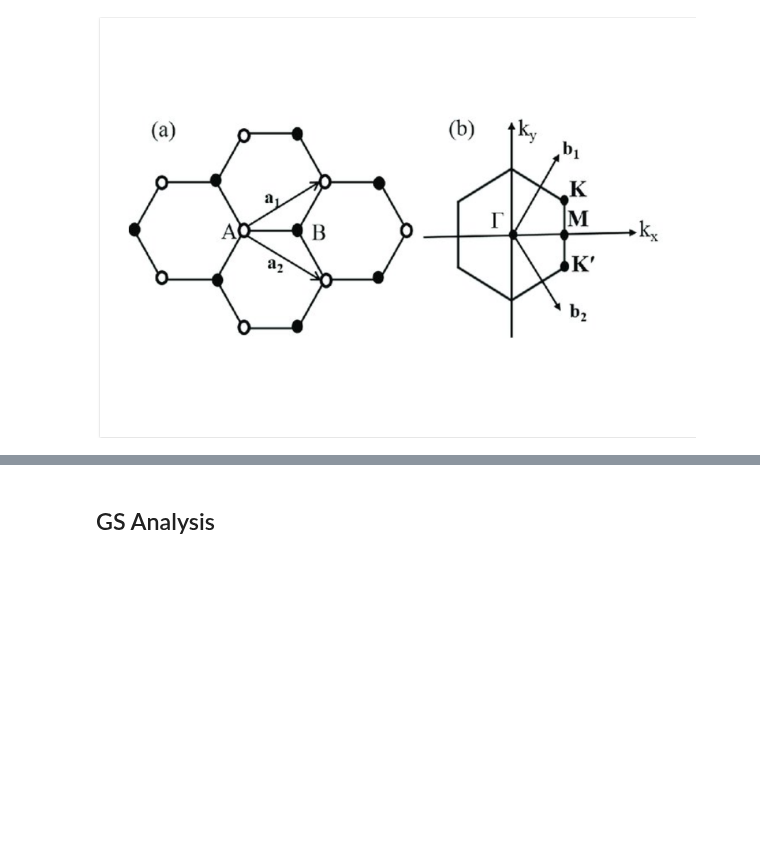
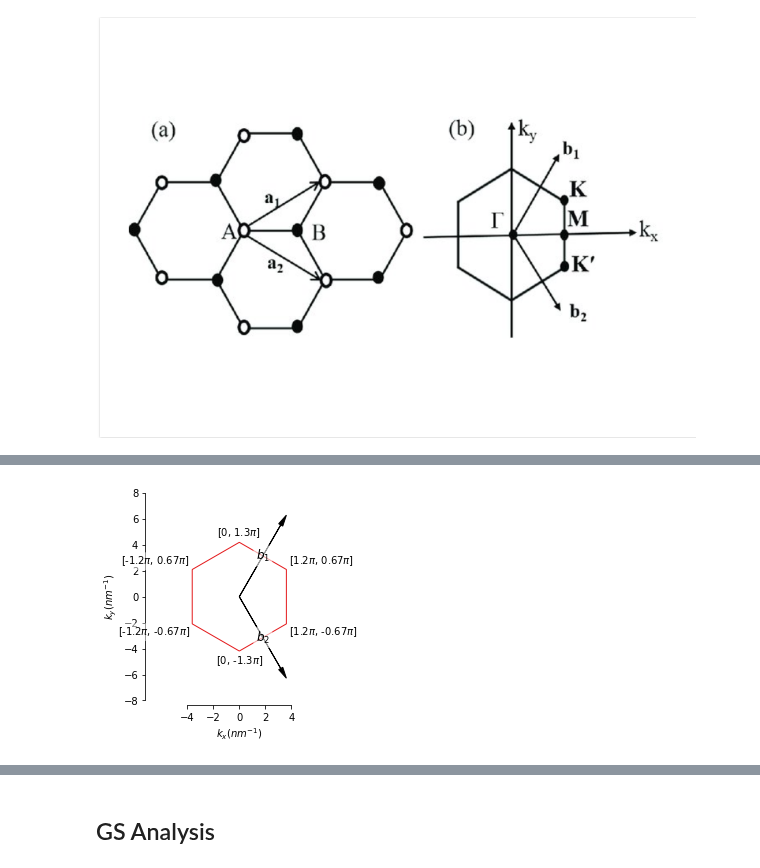
Before and after one commit to marcodalessandro76/Germanene, a Jupyter notebook: DFT_Analysis.ipynb, the cells around one changed output, grey strips where cells are left out. Cells and saved outputs as stored; diff of their text form; code cells hidden in the pictures; blank space fills up the shorter version.

```diff
--- a/QE_Calculations.ipynb
+++ b/DFT_Analysis.ipynb
@@ -67,0 +90,4 @@ $$
+# %%
+lattice.plot_brillouin_zone()
+# %% [output]
+[figure, added]
```
Also changed, not shown: parts of 23 cells of this notebook, 3 other files.
